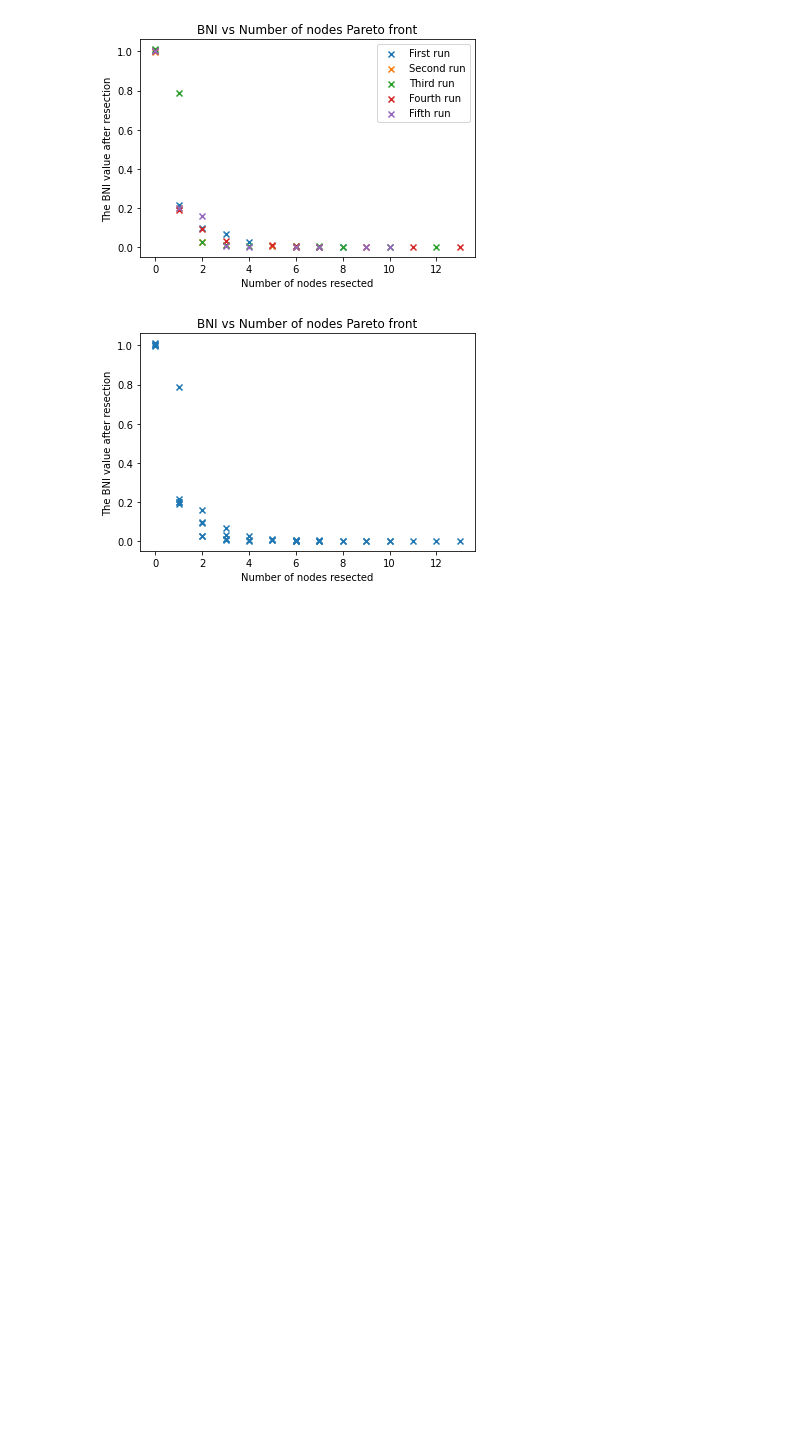
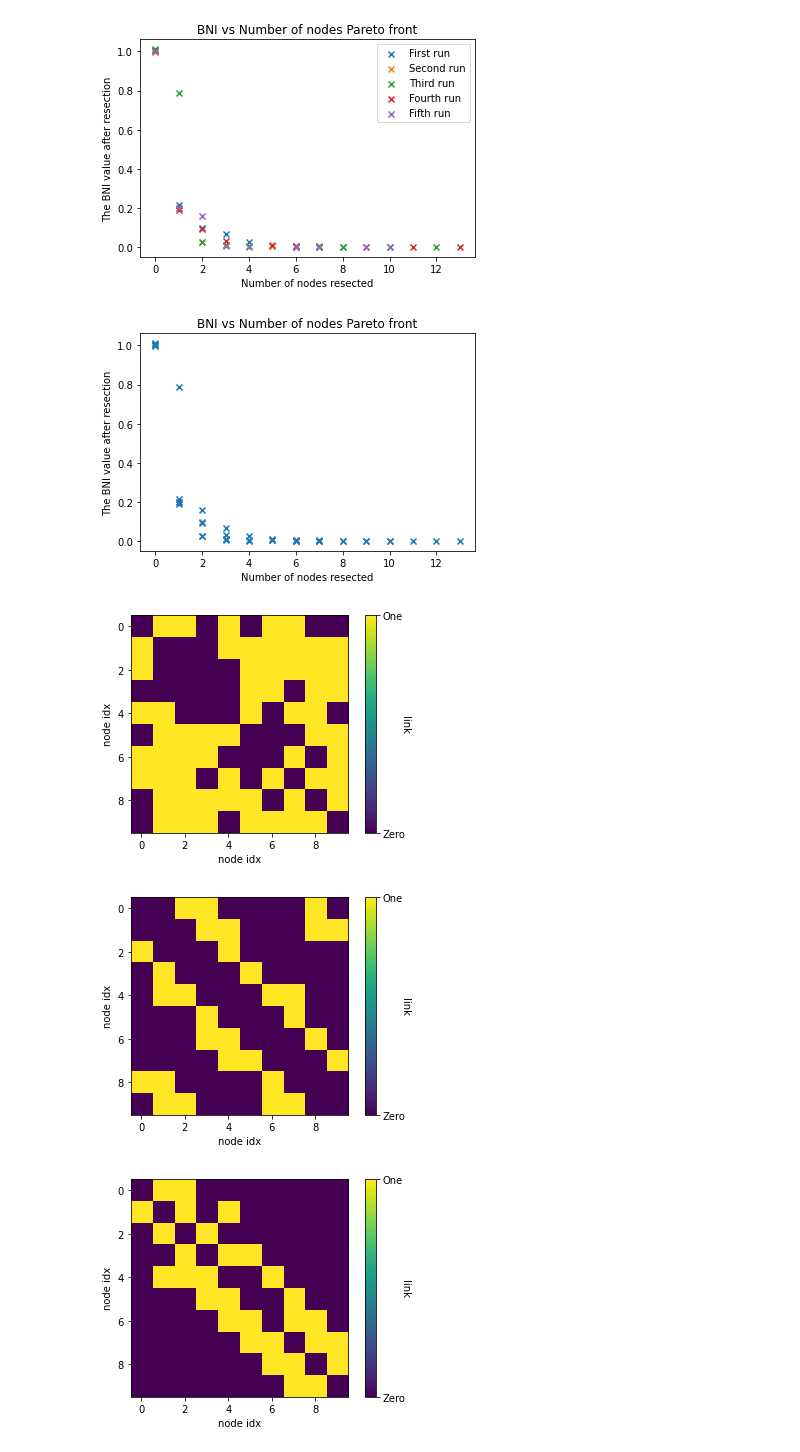
Before and after one commit to AlexReido/EpilepsyGroupProject, a Jupyter notebook: PythonCode/Prototype/graphs_charts.ipynb, the cells around one changed output. Drawn from its saved outputs; the diff is of its cells as text; code cells hidden in the pictures; blank space fills up the shorter version.

Commit message:
added structural adjacency charts

```diff
--- a/PythonCode/Prototype/graphs_charts.ipynb
+++ b/PythonCode/Prototype/graphs_charts.ipynb
@@ -259,3 +259,27 @@ plt.scatter(nnums, bvals, marker='x')
 plt.savefig("Front5runs", dpi=300)
 # %% [output]
 [figure]
+# %%
+import networkx as nx
+from PythonCode.GenerateArtificial import GenerateModel as gm
+import matplotlib.pyplot as plt #---> Library for creating plots
+def plotadj(net):
+    plt.imshow(net) #--> This function create a heatmaps from 2-dimensional numpy arrays.
+    cbar = plt.colorbar() #--> set the colorbar of the heatmap
+    cbar.set_ticks([0,1]) #--> set the range of the color bar
+    cbar.ax.set_yticklabels(['Zero','One'],) #--> set the label of the number to display in the color bar
+
+    cbar.set_label('link', rotation=270) #--> set the label of the color bar and rotate it
+    plt.xlabel('node idx') #--> set the label of the x axis
+    plt.ylabel('node idx') #--> set the label of the y axis
+    plt.show()
+sn = gm.getStructuralnetwork(10,30, "random")
+plotadj(sn)
+sn = gm.getStructuralnetwork(10,30, "lattice")
+plotadj(sn)
+sn = gm.getStructuralnetwork(10,30, "toeplitz")
+plotadj(sn)
+# %% [output]
+[figure, added]
+[figure, added]
+[figure, added]
```
